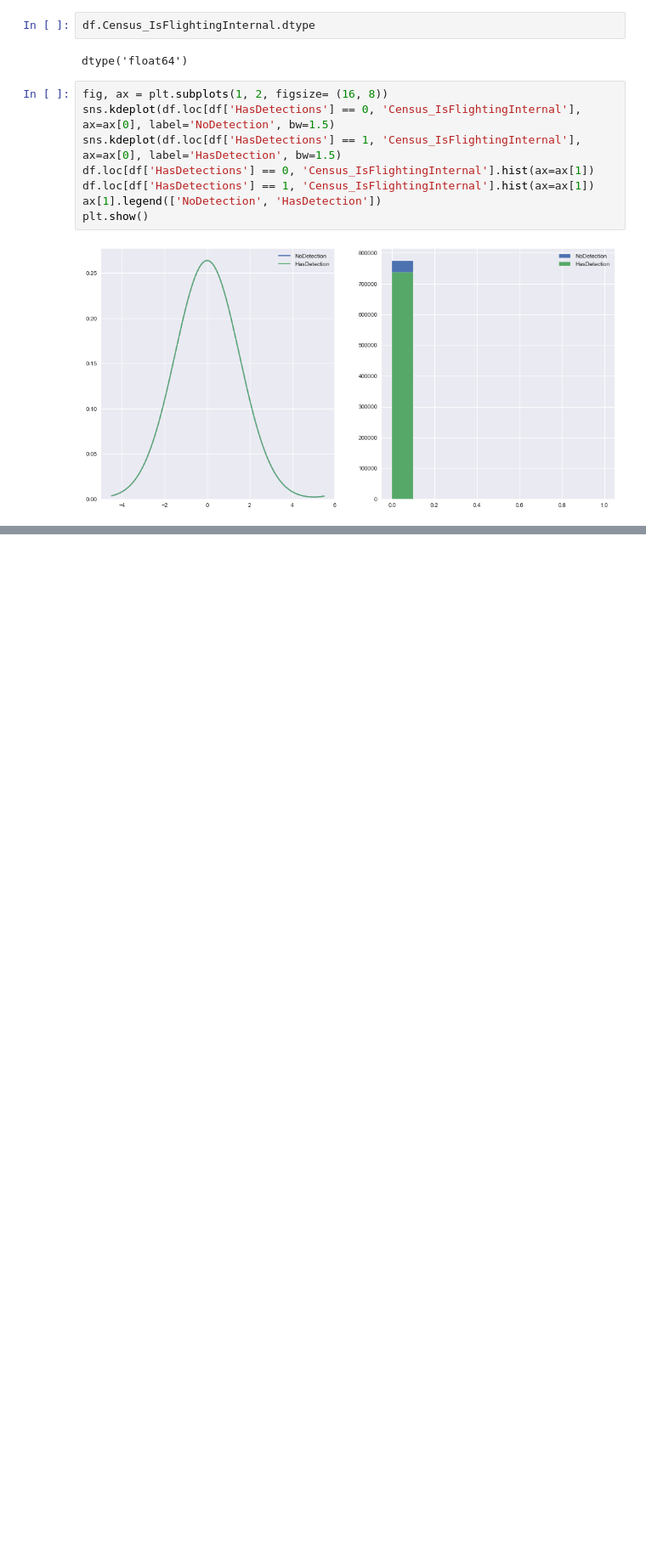
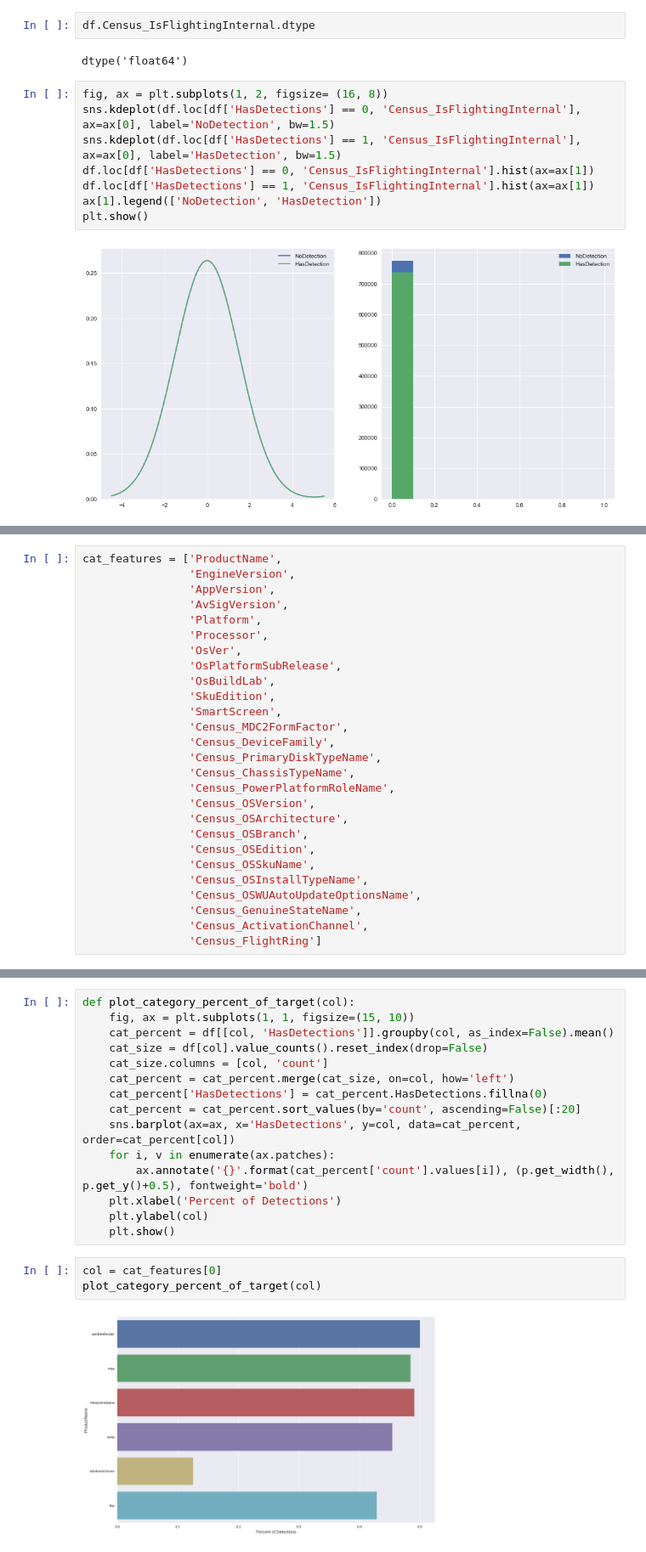
Before and after one commit to jacquelineguo/DS_Capstone_2, a Jupyter notebook: Capstone_Project_Microsoft_Malware_Prediction.ipynb, the cells around one changed output, grey strips where cells are left out. Shown at 85% size. Cells and saved outputs as stored; diff of their text form; blank space fills up the shorter version.

```diff
--- a/Capstone_Project_Microsoft_Malware_Prediction.ipynb
+++ b/Capstone_Project_Microsoft_Malware_Prediction.ipynb
@@ -168,0 +207,27 @@ plt.show()
+# %%
+cat_features = ['ProductName',
+                'EngineVersion',
+                'AppVersion',
+                'AvSigVersion',
+                'Platform',
+                'Processor',
+                'OsVer',
+                'OsPlatformSubRelease',
+                'OsBuildLab',
+                'SkuEdition',
+                'SmartScreen',
+                'Census_MDC2FormFactor',
+                'Census_DeviceFamily',
+                'Census_PrimaryDiskTypeName',
+                'Census_ChassisTypeName',
+                'Census_PowerPlatformRoleName',
+                'Census_OSVersion',
+                'Census_OSArchitecture',
+                'Census_OSBranch',
+                'Census_OSEdition',
+                'Census_OSSkuName',
+                'Census_OSInstallTypeName',
+                'Census_OSWUAutoUpdateOptionsName',
+                'Census_GenuineStateName',
+                'Census_ActivationChannel',
+                'Census_FlightRing']
@@ -168,0 +244,20 @@ plt.show()
+# %%
+def plot_category_percent_of_target(col):
+    fig, ax = plt.subplots(1, 1, figsize=(15, 10))
+    cat_percent = df[[col, 'HasDetections']].groupby(col, as_index=False).mean()
+    cat_size = df[col].value_counts().reset_index(drop=False)
+    cat_size.columns = [col, 'count']
+    cat_percent = cat_percent.merge(cat_size, on=col, how='left')
+    cat_percent['HasDetections'] = cat_percent.HasDetections.fillna(0)
+    cat_percent = cat_percent.sort_values(by='count', ascending=False)[:20]
+    sns.barplot(ax=ax, x='HasDetections', y=col, data=cat_percent, order=cat_percent[col])
+    for i, v in enumerate(ax.patches):
+        ax.annotate('{}'.format(cat_percent['count'].values[i]), (p.get_width(), p.get_y()+0.5), fontweight='bold')
+    plt.xlabel('Percent of Detections')
+    plt.ylabel(col)
+    plt.show()
+# %%
+col = cat_features[0]
+plot_category_percent_of_target(col)
+# %% [output]
+[figure, added]
```
Also changed, not shown: parts of 24 cells of this notebook.
